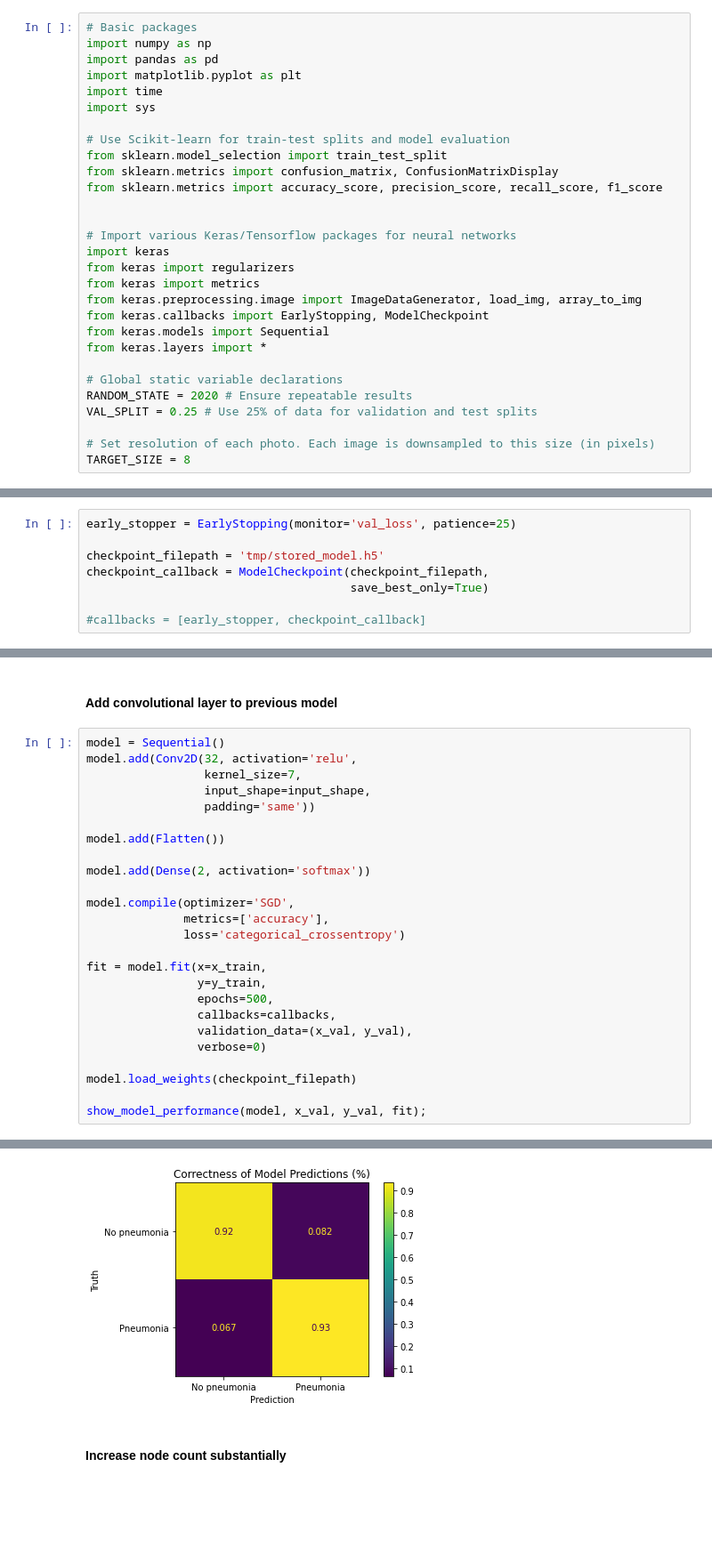
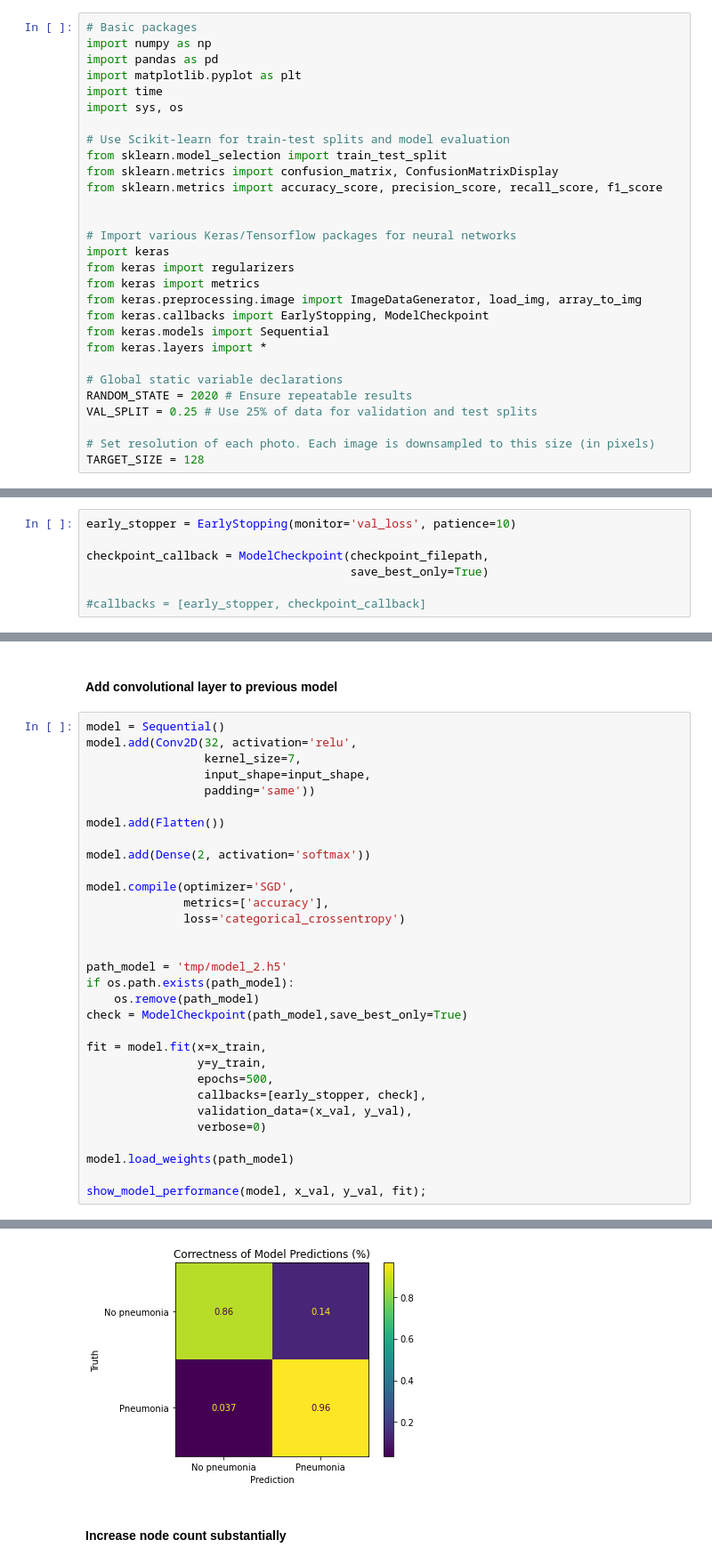
Before and after one commit to sethnlewis/X-Ray-Image-Classification, a Jupyter notebook: notebooks/final-notebook.ipynb, the cells around one changed output, grey strips where cells are left out. Shown: that part at 89% size. Drawn from its saved outputs; the diff is of its cells as text; blank space fills up the shorter version.

Commit message:
The first complete iteration of notebook, including running through with no errors, saving model checkpoints, and measuring performance improvements of FSM vs. final model!

```diff
--- a/notebooks/final-notebook.ipynb
+++ b/notebooks/final-notebook.ipynb
@@ -31,7 +31,7 @@ import numpy as np
 import pandas as pd
 import matplotlib.pyplot as plt
 import time
-import sys
+import sys, os
 
 # Use Scikit-learn for train-test splits and model evaluation
 from sklearn.model_selection import train_test_split
@@ -53,7 +53,7 @@ RANDOM_STATE = 2020 # Ensure repeatable results
 VAL_SPLIT = 0.25 # Use 25% of data for validation and test splits
 
 # Set resolution of each photo. Each image is downsampled to this size (in pixels)
-TARGET_SIZE = 8
+TARGET_SIZE = 128
 # %% [markdown]
 Since this project has been run using local CPUs in addition to the GPUs offered by Google Colab and Kaggle Notebooks, the below cell quickly enables to user to select
 # %%
@@ -249,9 +249,8 @@ def show_model_performance(model, x_val, y_val, fit=False):
 # %% [markdown]
 ##### Define Early Stopping callback to eliminate the need for tuning the number of epochs used in a model. This way, the model can run until it has reached its maximum performance without wasting computational power
 # %%
-early_stopper = EarlyStopping(monitor='val_loss', patience=25)
+early_stopper = EarlyStopping(monitor='val_loss', patience=10)
 
-checkpoint_filepath = 'tmp/stored_model.h5'
 checkpoint_callback = ModelCheckpoint(checkpoint_filepath,
                                       save_best_only=True)
 
@@ -331,14 +333,20 @@ model.compile(optimizer='SGD',
               metrics=['accuracy'],
               loss='categorical_crossentropy')
 
+
+path_model = 'tmp/model_2.h5'
+if os.path.exists(path_model):
+    os.remove(path_model)
+check = ModelCheckpoint(path_model,save_best_only=True)
+
 fit = model.fit(x=x_train,
                 y=y_train,
                 epochs=500,
-                callbacks=callbacks,
+                callbacks=[early_stopper, check],
                 validation_data=(x_val, y_val),
                 verbose=0)
 
-model.load_weights(checkpoint_filepath)
+model.load_weights(path_model)
 
 show_model_performance(model, x_val, y_val, fit);
 # %% [output]
@@ -368,4 +376,4 @@ F1 score: 94.99 %
-[figure, old version]
+[figure, new version]
 # %% [markdown]
 #### Increase node count substantially
 # %%
```
Also changed, not shown: parts of 13 cells of this notebook.
